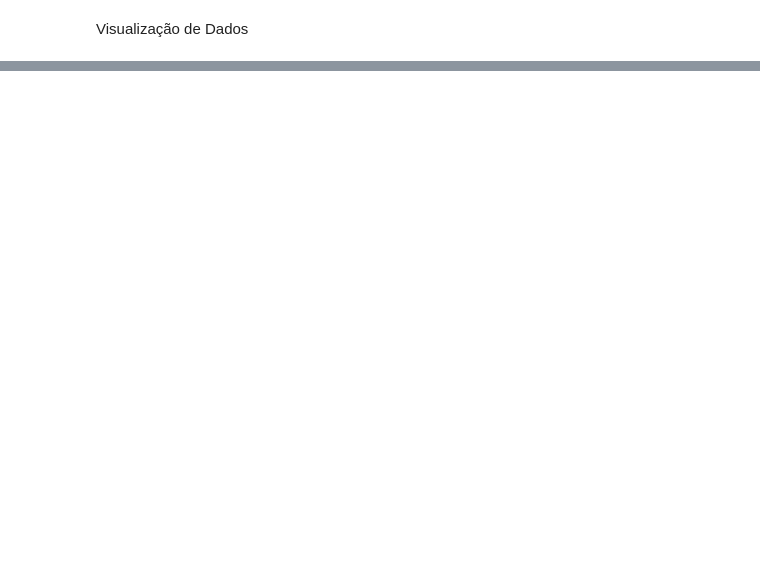
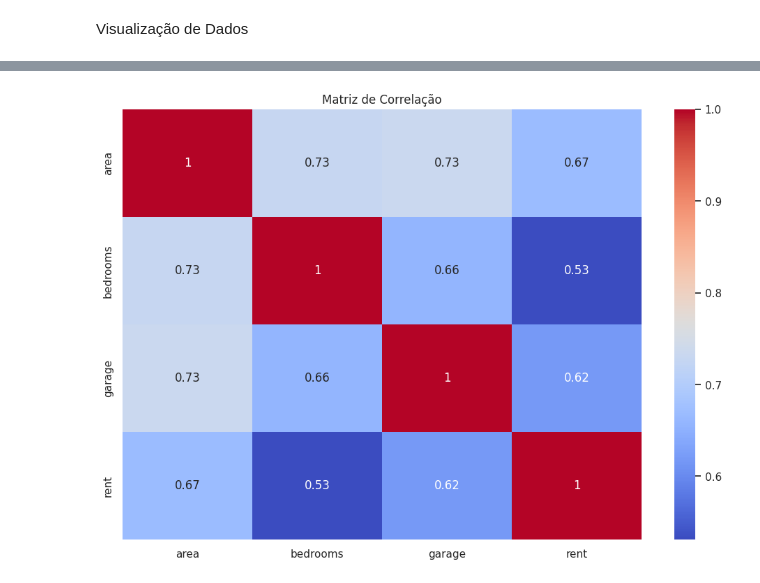
Before and after one commit to MateusMalvezzi/AnaliseePredicao, a Jupyter notebook: Projeto2_AnáliseePredição.ipynb, the cells around one changed output, grey strips where cells are left out. Drawn from its saved outputs; the diff is of its cells as text; code cells hidden in the pictures; blank space fills up the shorter version.

```diff
--- a/Projeto2_AnáliseePredição.ipynb
+++ b/Projeto2_AnáliseePredição.ipynb
@@ -214,0 +233,9 @@ Visualização de Dados
+# %%
+# Matriz de Correlação
+plt.figure(figsize=(12, 8))
+correlation_matrix = dados[['area', 'bedrooms', 'garage', 'rent']].corr()
+sns.heatmap(correlation_matrix, annot=True, cmap='coolwarm')
+plt.title('Matriz de Correlação')
+plt.show()
+# %% [output]
+[figure, added]
```
Also changed, not shown: parts of 27 cells of this notebook.
